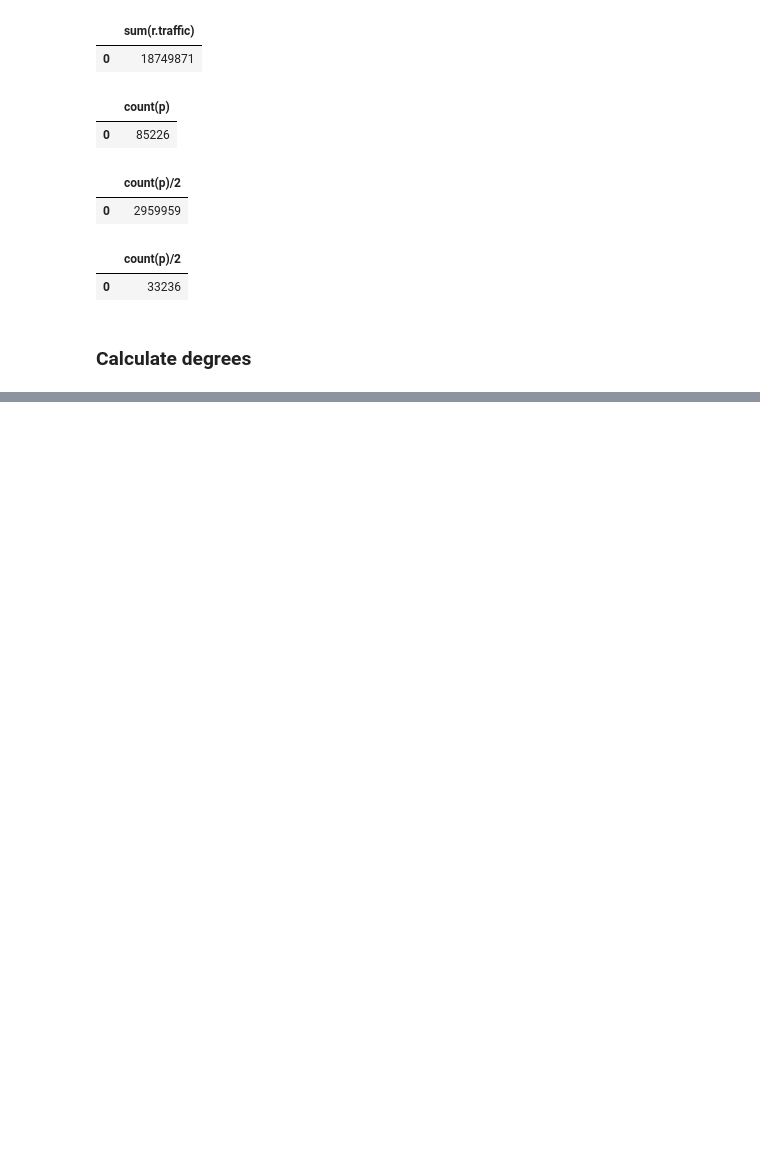
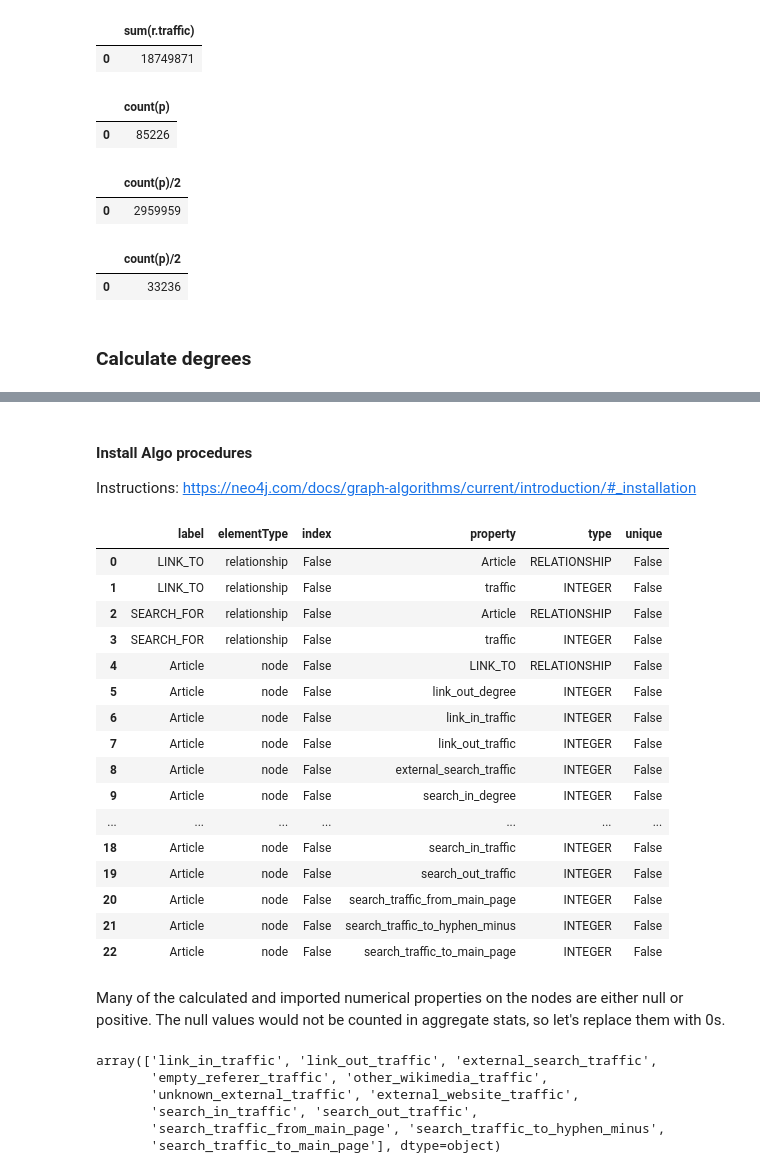
Before and after one commit to 33eyes/wiki-clickstream-graph, a Jupyter notebook: English_Wikipedia_network_analysis_AWS.ipynb, the cells around one changed output, grey strips where cells are left out. Saved outputs shown, nothing was run; the diff lists cells and outputs as text; code cells hidden in the pictures; blank space fills up the shorter version.

Commit message:
Calculated degrees, node traffic, etc.

```diff
--- a/English_Wikipedia_network_analysis_AWS.ipynb
+++ b/English_Wikipedia_network_analysis_AWS.ipynb
@@ -229,0 +234,46 @@ SET a.link_out_traffic = s
+# %% [markdown]
+#### Install Algo procedures
+Instructions: https://neo4j.com/docs/graph-algorithms/current/introduction/#_installation
+# %%
+# get a listing of all labels and properties
+q = """call apoc.meta.data();"""
+r = graph.data(q)
+graph_metadata = pd.DataFrame(r)
+# %%
+graph_metadata = graph_metadata[["label", "elementType", "index", "property", "type", "unique"]]
+# %%
+graph_metadata
+# %% [output]
+|  | label | elementType | index | property | type | unique |
+| 0 | LINK_TO | relationship | False | Article | RELATIONSHIP | False |
+| 1 | LINK_TO | relationship | False | traffic | INTEGER | False |
+| 2 | SEARCH_FOR | relationship | False | Article | RELATIONSHIP | False |
+| 3 | SEARCH_FOR | relationship | False | traffic | INTEGER | False |
+| 4 | Article | node | False | LINK_TO | RELATIONSHIP | False |
+| 5 | Article | node | False | link_out_degree | INTEGER | False |
+| 6 | Article | node | False | link_in_traffic | INTEGER | False |
+| 7 | Article | node | False | link_out_traffic | INTEGER | False |
+| 8 | Article | node | False | external_search_traffic | INTEGER | False |
+| 9 | Article | node | False | search_in_degree | INTEGER | False |
+| ... | ... | ... | ... | ... | ... | ... |
+| 18 | Article | node | False | search_in_traffic | INTEGER | False |
+| 19 | Article | node | False | search_out_traffic | INTEGER | False |
+| 20 | Article | node | False | search_traffic_from_main_page | INTEGER | False |
+| 21 | Article | node | False | search_traffic_to_hyphen_minus | INTEGER | False |
+| 22 | Article | node | False | search_traffic_to_main_page | INTEGER | False |
+# %% [markdown]
+Many of the calculated and imported numerical properties on the nodes are either null or positive. The null values would not be counted in aggregate stats, so let's replace them with 0s.
+# %%
+article_properties_to_update = graph_metadata[(graph_metadata.label == "Article") \
+                                              & (graph_metadata["type"] == "INTEGER") \
+                                              & (graph_metadata["property"].str[-6:] != "degree")
+                                             ]["property"].values
+
+article_properties_to_update
+# %% [output]
+array(['link_in_traffic', 'link_out_traffic', 'external_search_traffic',
+       'empty_referer_traffic', 'other_wikimedia_traffic',
+       'unknown_external_traffic', 'external_website_traffic',
+       'search_in_traffic', 'search_out_traffic',
+       'search_traffic_from_main_page', 'search_traffic_to_hyphen_minus',
+       'search_traffic_to_main_page'], dtype=object)
```
Also changed, not shown: parts of 5 cells of this notebook.
